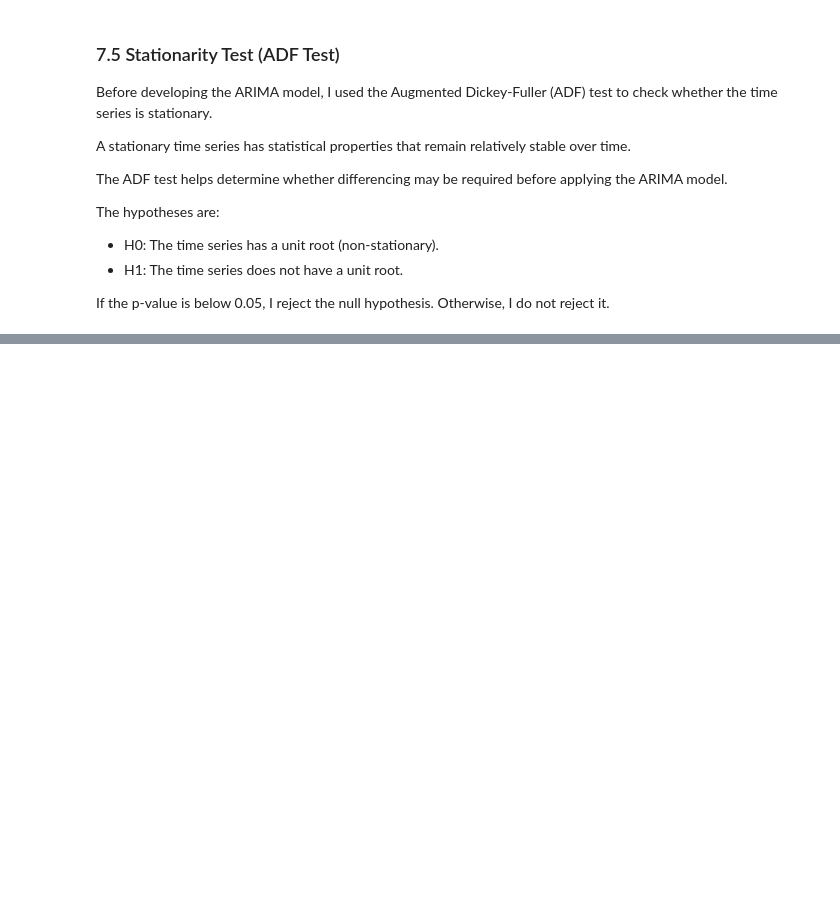
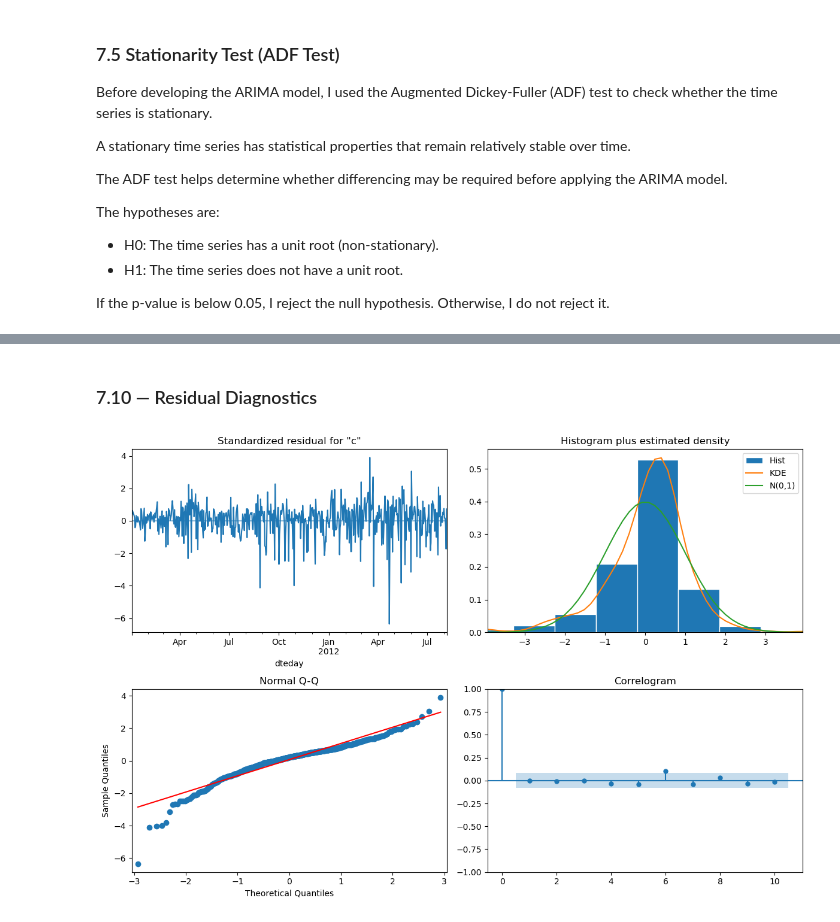
Before and after one commit to 2026059-rgb/CA1-2026059, a Jupyter notebook: notebooks/Khishigjargal_Burmaa_ca1-machine_learning_for_business.ipynb, the cells around one changed output, grey strips where cells are left out. Cells and saved outputs as stored; diff of their text form; code cells hidden in the pictures; blank space fills up the shorter version.

```diff
--- a/notebooks/Khishigjargal_Burmaa_ca1-machine_learning_for_business.ipynb
+++ b/notebooks/Khishigjargal_Burmaa_ca1-machine_learning_for_business.ipynb
@@ -649,0 +836,22 @@ If the p-value is below 0.05, I reject the null hypothesis. Otherwise, I do not
+# %%
+# Select the model with the lowest AIC
+best_model_row = arima_results_df.iloc[0]
+
+best_p = int(best_model_row["p"])
+best_d = int(best_model_row["d"])
+best_q = int(best_model_row["q"])
+
+best_order = (best_p, best_d, best_q)
+
+print("Best ARIMA Order:", best_order)
+print("Lowest AIC:", best_model_row["AIC"])
+
+# Fit the selected ARIMA model
+best_arima = ARIMA(
+    train,
+    order=best_order
+)
+
+best_arima_fit = best_arima.fit()
+
+print(best_arima_fit.summary())
@@ -649,0 +876,12 @@ If the p-value is below 0.05, I reject the null hypothesis. Otherwise, I do not
+# %% [markdown]
+### 7.10 — Residual Diagnostics
+# %%
+# Plot residual diagnostics
+best_arima_fit.plot_diagnostics(
+    figsize=(12, 8)
+)
+
+plt.tight_layout()
+plt.show()
+# %% [output]
+[figure, added]
```
Also changed, not shown: parts of 15 cells of this notebook.
